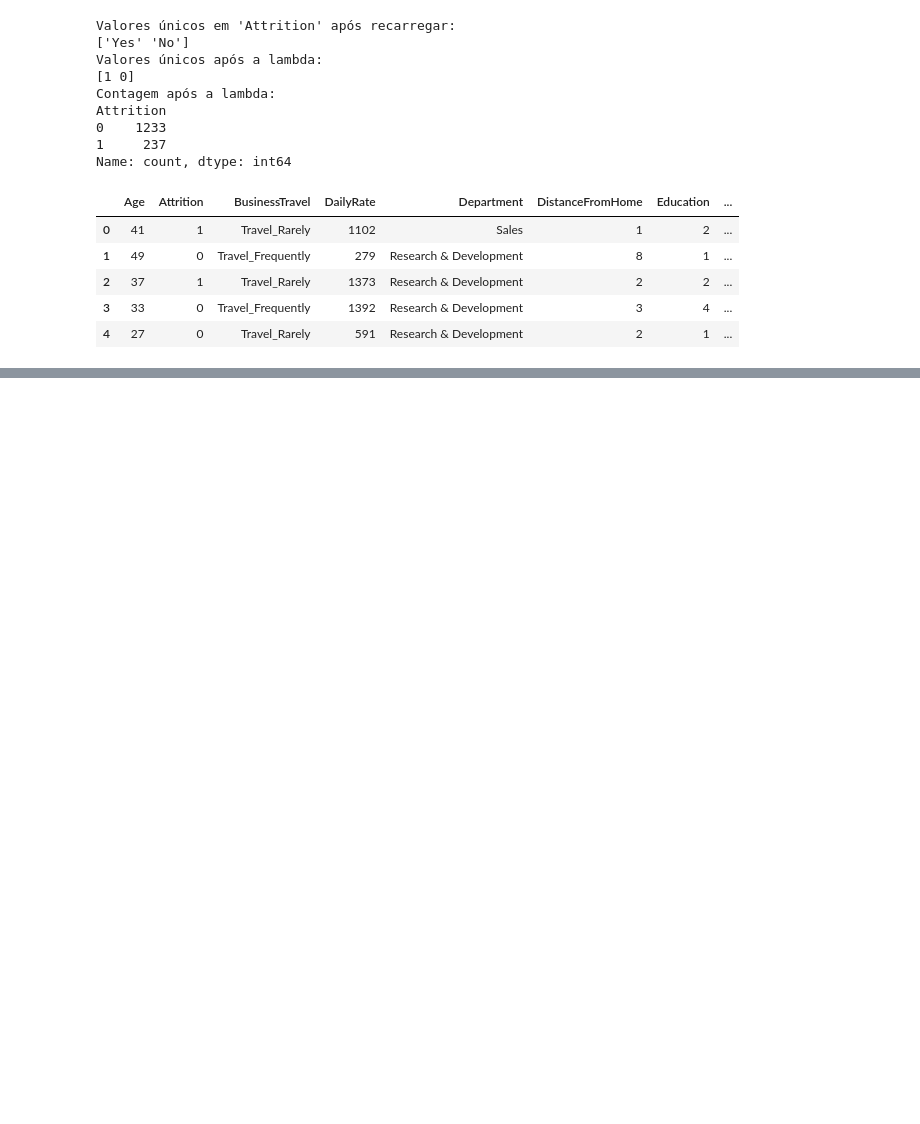
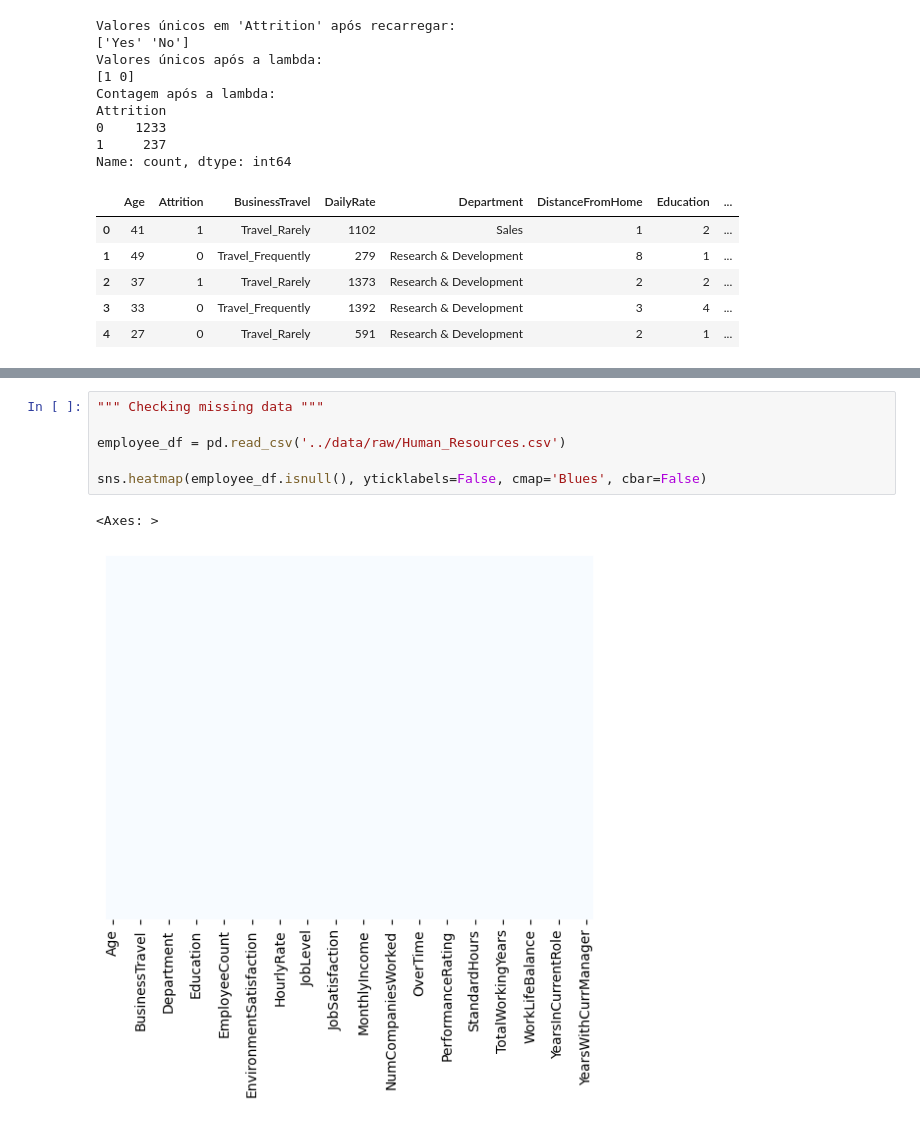
Before and after one commit to Haell39/HR-Analytics, a Jupyter notebook: notebooks/EDA_HR.ipynb, the cells around one changed output, grey strips where cells are left out. Drawn from its saved outputs; the diff is of its cells as text; blank space fills up the shorter version.

```diff
--- a/notebooks/EDA_HR.ipynb
+++ b/notebooks/EDA_HR.ipynb
@@ -156,0 +187,9 @@ Name: count, dtype: int64
+# %%
+""" Checking missing data """
+
+employee_df = pd.read_csv('../data/raw/Human_Resources.csv')
+
+sns.heatmap(employee_df.isnull(), yticklabels=False, cmap='Blues', cbar=False)
+# %% [output]
+<Axes: >
+[figure, added]
```
Also changed, not shown: parts of 4 cells of this notebook.
